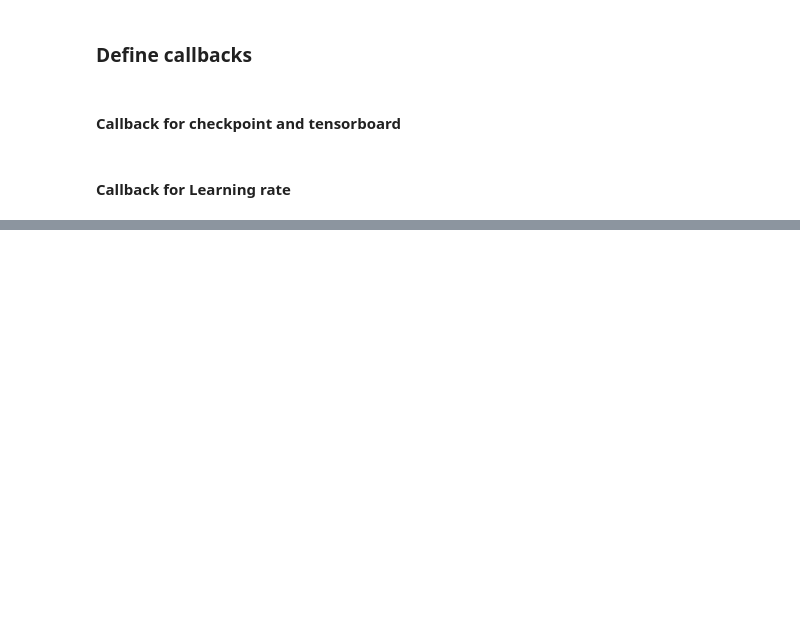
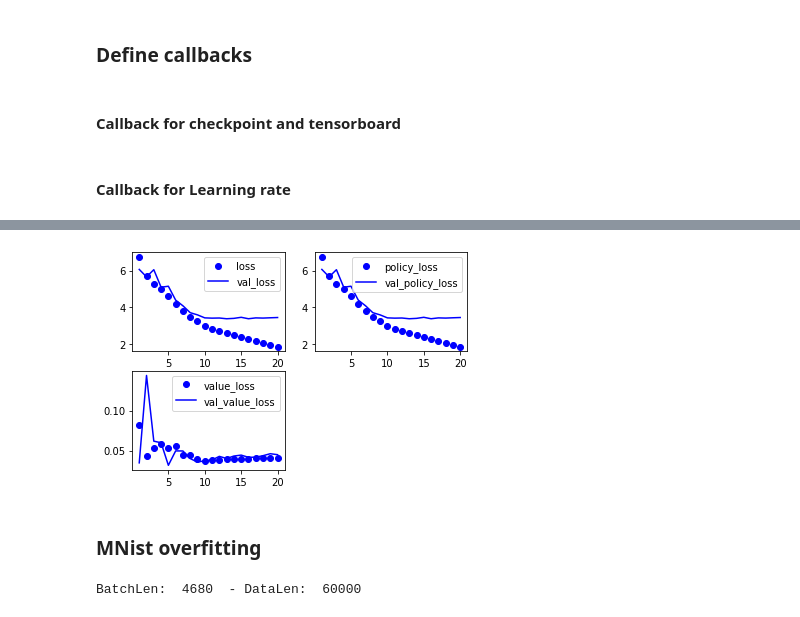
Before and after one commit to MbProg/BughouseAlphaZero, a Jupyter notebook: DemoNN.ipynb, the cells around one changed output, grey strips where cells are left out. Saved outputs shown, nothing was run; the diff lists cells and outputs as text; code cells hidden in the pictures; blank space fills up the shorter version.

```diff
--- a/DemoNN.ipynb
+++ b/DemoNN.ipynb
@@ -226,0 +227,4 @@ Epoch 10/20
+# %%
+# model.save('models\\BughouseNet220620190437.h5')
+history = model.fit_generator(generator(batch_size,len(train_ids),path=dataset_path), steps_per_epoch=int((len(train_ids)*zip_length)/batch_size), callbacks=callbacks_list,
+                    epochs=epochs, validation_data=(x_val, [policies_val,values_val]))
@@ -226,0 +250,4 @@ Epoch 10/20
+# %%
+# model.save('models\\BughouseNet220620190437.h5')
+history = model.fit_generator(generator(batch_size,len(train_ids),path=dataset_path), steps_per_epoch=int((len(train_ids)*zip_length)/batch_size), callbacks=callbacks_list,
+                    epochs=epochs, validation_data=(x_val, [policies_val,values_val]))
@@ -226,0 +273,4 @@ Epoch 10/20
+# %%
+# model.save('models\\BughouseNet220620190437.h5')
+history = model.fit_generator(generator(batch_size,len(train_ids),path=dataset_path), steps_per_epoch=int((len(train_ids)*zip_length)/batch_size), callbacks=callbacks_list,
+                    epochs=epochs, validation_data=(x_val, [policies_val,values_val]))
@@ -226,0 +296,4 @@ Epoch 10/20
+# %%
+# model.save('models\\BughouseNet220620190437.h5')
+history = model.fit_generator(generator(batch_size,len(train_ids),path=dataset_path), steps_per_epoch=int((len(train_ids)*zip_length)/batch_size), callbacks=callbacks_list,
+                    epochs=epochs, validation_data=(x_val, [policies_val,values_val]))
@@ -226,0 +319,6 @@ Epoch 10/20
+# %%
+plotHistory(history)
+# %% [output]
+[figure, added]
+# %% [markdown]
+<h3>MNist overfitting</h3>
@@ -226,0 +423,14 @@ Epoch 10/20
+# %%
+from  LearningRateScheduler import *
+data_len = len(x_train)
+epochs = 20
+batch_len = epochs * int(data_len/ (batch_size))
+max_lr = 0.001*8
+total_it = batch_len
+min_lr = 0.0001
+print('BatchLen: ', batch_len, ' - DataLen: ', data_len)
+lr_schedule = OneCycleSchedule(start_lr=max_lr/8, max_lr=max_lr, cycle_length=total_it*.4, cooldown_length=total_it*.6, finish_lr=min_lr)
+scheduler = LinearWarmUp(lr_schedule, start_lr=min_lr, length=total_it/30)
+bt = BatchLearningRateScheduler(scheduler)
+# %% [output]
+BatchLen:  4680  - DataLen:  60000
```
Also changed, not shown: parts of 16 cells of this notebook, 1 other file.
